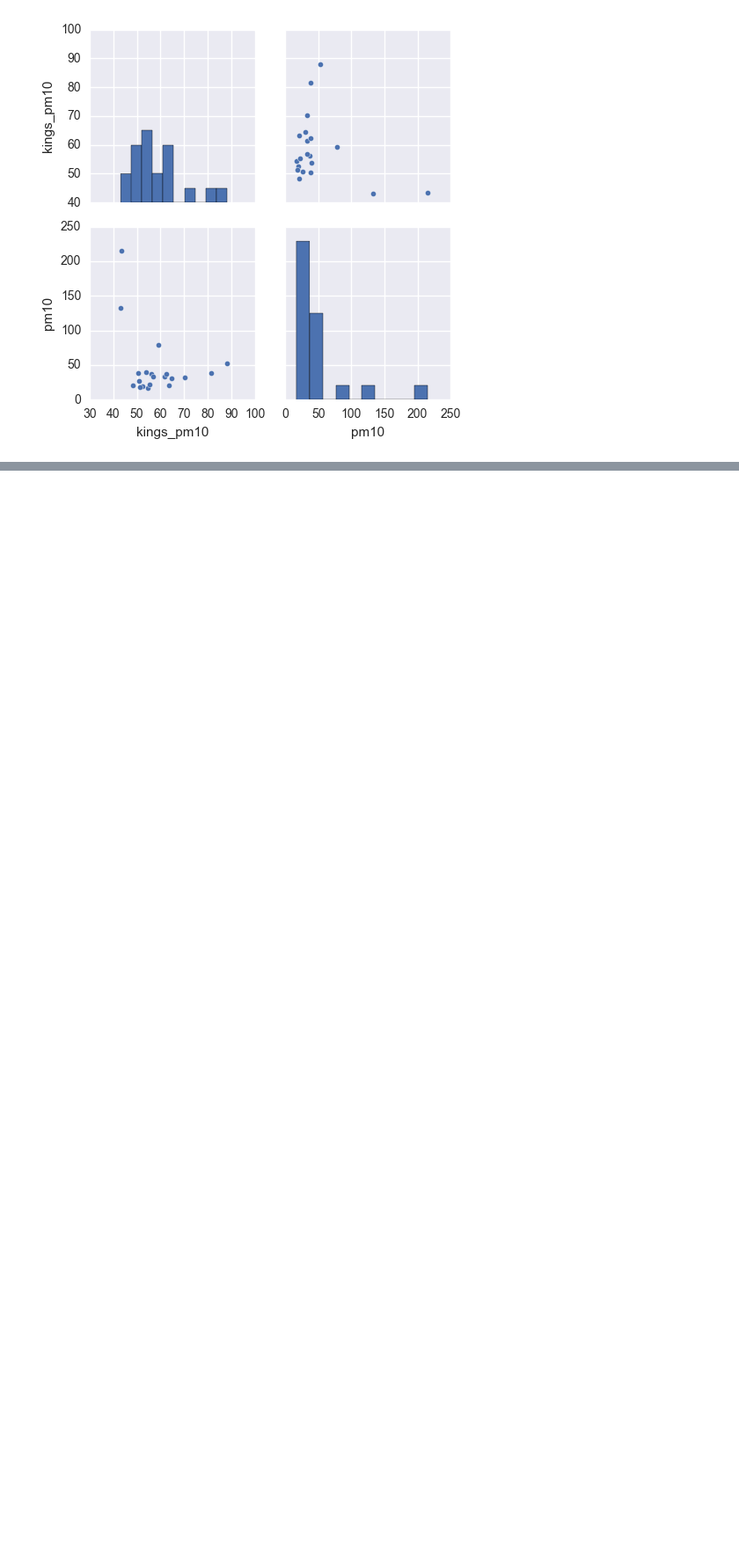
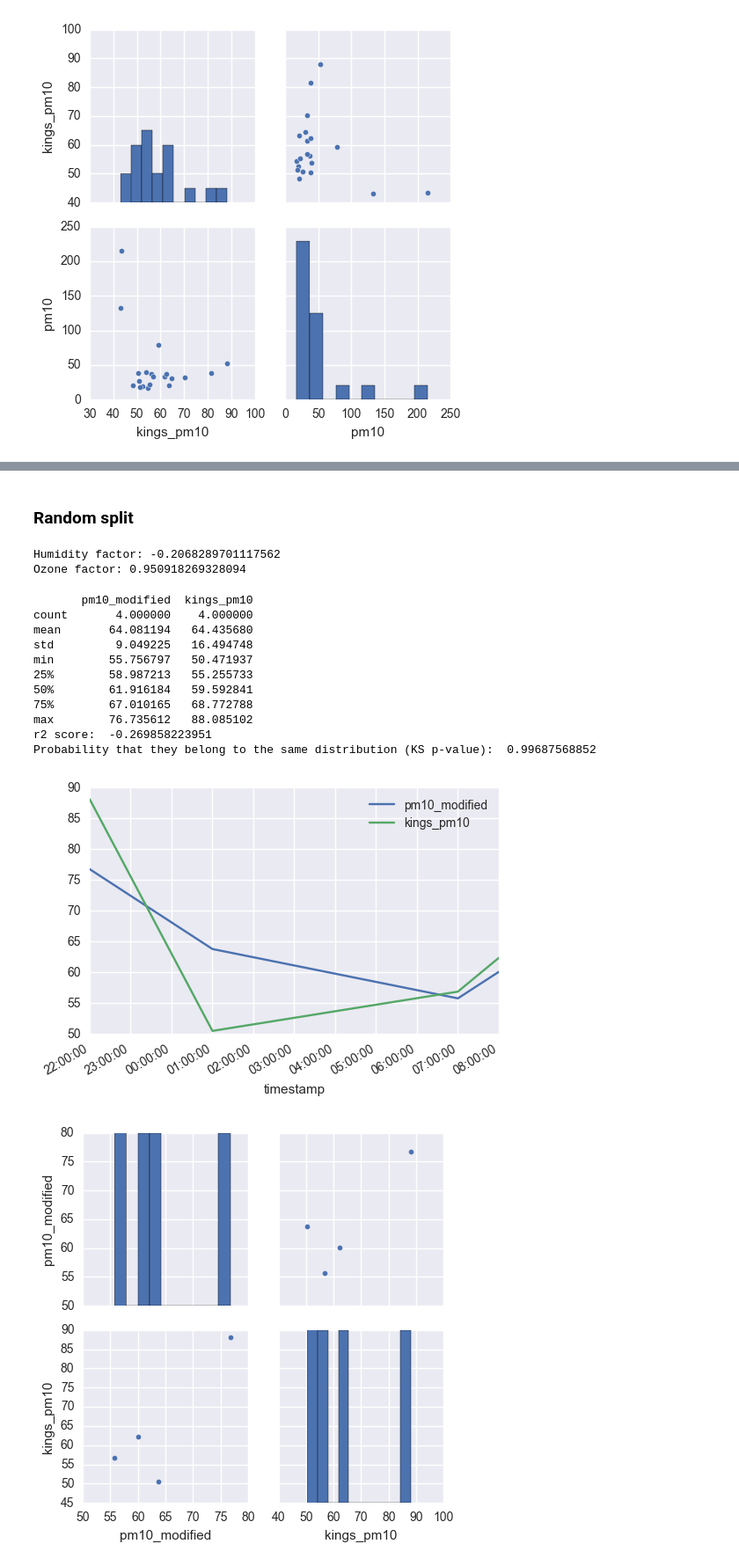
Before and after one commit to lingxz/climathon2016, a Jupyter notebook: sensors-colocation.ipynb, the cells around one changed output, grey strips where cells are left out. Shown at 88% size. Cells and saved outputs as stored; diff of their text form; code cells hidden in the pictures; blank space fills up the shorter version.

Commit message:
add humidity considerations

```diff
--- a/sensors-colocation.ipynb
+++ b/sensors-colocation.ipynb
@@ -696,0 +692,45 @@ Probability that they belong to the same distribution (KS p-value):  0.023213275
+# %% [markdown]
+### Random split
+# %%
+ds_merged_outer = xr.merge([ds_kings_vol.rename(kings_prefix), ds_mean_1h]
+                     , join='outer')
+# %%
+new = remove_outliers(ds_merged_outer.to_dataframe(), 'pm10')
+ds_merged_outer = xr.Dataset.from_dataframe(new)
+# %%
+def humidity_o3_model(x, a, b, c):
+    conc, humidity, ozone = np.array(x)
+    real_conc = conc + a * humidity + b * ozone + c
+    return real_conc
+
+# drop nans
+ds_merged_outer_temp = ds_merged_outer.to_dataframe().dropna(subset=['kings_o3', 'kings_pm10'])
+
+# split the data into training and test sets
+kings_train, kings_test, pm10_train, pm10_test, humidity_train, humidity_test, o3_train, o3_test = train_test_split(ds_merged_outer_temp.kings_pm10, ds_merged_outer_temp.pm10, ds_merged_outer_temp.humidity, ds_merged_outer_temp.kings_o3, test_size=0.2)
+packed_values = pd.DataFrame([pm10_train, humidity_train, o3_train]).values
+pm10_humidity_popt, pm10_humidity_pcov = spo.curve_fit(humidity_o3_model, packed_values, kings_train.values)
+print("Humidity factor: {}".format(pm10_humidity_popt[0]))
+print("Ozone factor: {}".format(pm10_humidity_popt[1]))
+# %% [output]
+Humidity factor: -0.2068289701117562
+Ozone factor: 0.950918269328094
+# %%
+packed_test = pd.DataFrame([pm10_test, humidity_test, o3_test]).values
+compare_test = pd.DataFrame({'pm10_modified': humidity_o3_model(packed_test, *pm10_humidity_popt)}, index=pm10_test.index)
+compare_test['kings_pm10'] = kings_test
+compare(xr.Dataset.from_dataframe(compare_test), 'pm10_modified', 'kings_pm10')
+# %% [output]
+       pm10_modified  kings_pm10
+count       4.000000    4.000000
+mean       64.081194   64.435680
+std         9.049225   16.494748
+min        55.756797   50.471937
+25%        58.987213   55.255733
+50%        61.916184   59.592841
+75%        67.010165   68.772788
+max        76.735612   88.085102
+r2 score:  -0.269858223951
+Probability that they belong to the same distribution (KS p-value):  0.99687568852
+[figure, added]
+[figure, added]
```
Also changed, not shown: parts of 24 cells of this notebook.
